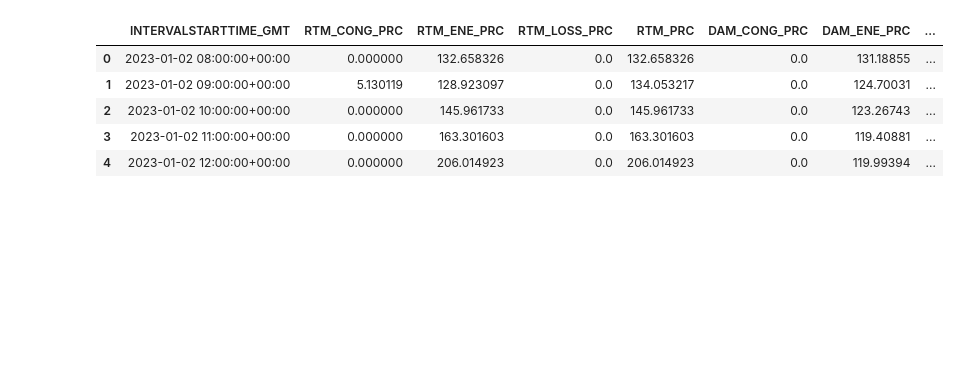
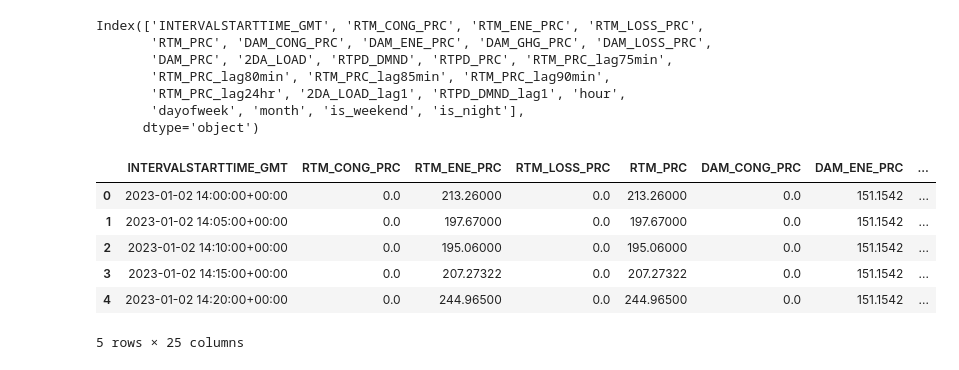
Before and after one commit to rmohr1/price_forecasting, a Jupyter notebook: notebooks/01_eda.ipynb, the cells around one changed output. Cells and saved outputs as stored; diff of their text form; code cells hidden in the pictures; blank space fills up the shorter version.

Commit message:
Exploratory data analysis using 5 minute intervals and simple point prediction model

```diff
--- a/notebooks/01_eda.ipynb
+++ b/notebooks/01_eda.ipynb
@@ -9,12 +11,22 @@ import numpy as np
 # %%
 PROCESSED_PATH = "../data/processed/"
 
-dataset = pd.read_csv(os.path.join(PROCESSED_PATH, 'model_ready_dataset.csv'))
-dataset.head()
+df = pd.read_csv(os.path.join(PROCESSED_PATH, 'model_ready_dataset_5min.csv'))
+print(df.columns)
+
+df.head()
 # %% [output]
+Index(['INTERVALSTARTTIME_GMT', 'RTM_CONG_PRC', 'RTM_ENE_PRC', 'RTM_LOSS_PRC',
+       'RTM_PRC', 'DAM_CONG_PRC', 'DAM_ENE_PRC', 'DAM_GHG_PRC', 'DAM_LOSS_PRC',
+       'DAM_PRC', '2DA_LOAD', 'RTPD_DMND', 'RTPD_PRC', 'RTM_PRC_lag75min',
+       'RTM_PRC_lag80min', 'RTM_PRC_lag85min', 'RTM_PRC_lag90min',
+       'RTM_PRC_lag24hr', '2DA_LOAD_lag1', 'RTPD_DMND_lag1', 'hour',
+       'dayofweek', 'month', 'is_weekend', 'is_night'],
+      dtype='object')
 |  | INTERVALSTARTTIME_GMT | RTM_CONG_PRC | RTM_ENE_PRC | RTM_LOSS_PRC | RTM_PRC | DAM_CONG_PRC | DAM_ENE_PRC | ... |
-| 0 | 2023-01-02 08:00:00+00:00 | 0.000000 | 132.658326 | 0.0 | 132.658326 | 0.0 | 131.18855 | ... |
-| 1 | 2023-01-02 09:00:00+00:00 | 5.130119 | 128.923097 | 0.0 | 134.053217 | 0.0 | 124.70031 | ... |
-| 2 | 2023-01-02 10:00:00+00:00 | 0.000000 | 145.961733 | 0.0 | 145.961733 | 0.0 | 123.26743 | ... |
-| 3 | 2023-01-02 11:00:00+00:00 | 0.000000 | 163.301603 | 0.0 | 163.301603 | 0.0 | 119.40881 | ... |
-| 4 | 2023-01-02 12:00:00+00:00 | 0.000000 | 206.014923 | 0.0 | 206.014923 | 0.0 | 119.99394 | ... |
+| 0 | 2023-01-02 14:00:00+00:00 | 0.0 | 213.26000 | 0.0 | 213.26000 | 0.0 | 151.1542 | ... |
+| 1 | 2023-01-02 14:05:00+00:00 | 0.0 | 197.67000 | 0.0 | 197.67000 | 0.0 | 151.1542 | ... |
+| 2 | 2023-01-02 14:10:00+00:00 | 0.0 | 195.06000 | 0.0 | 195.06000 | 0.0 | 151.1542 | ... |
+| 3 | 2023-01-02 14:15:00+00:00 | 0.0 | 207.27322 | 0.0 | 207.27322 | 0.0 | 151.1542 | ... |
+| 4 | 2023-01-02 14:20:00+00:00 | 0.0 | 244.96500 | 0.0 | 244.96500 | 0.0 | 151.1542 | ... |
+5 rows × 25 columns
```
Also changed, not shown: parts of 9 cells of this notebook.
